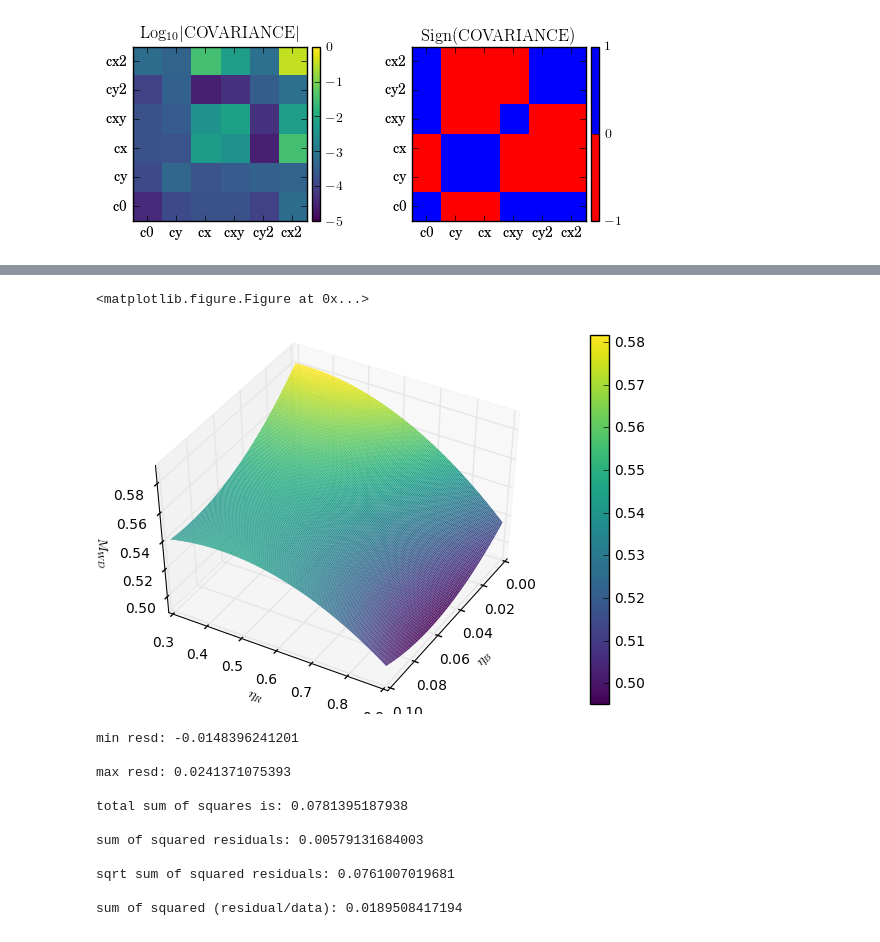
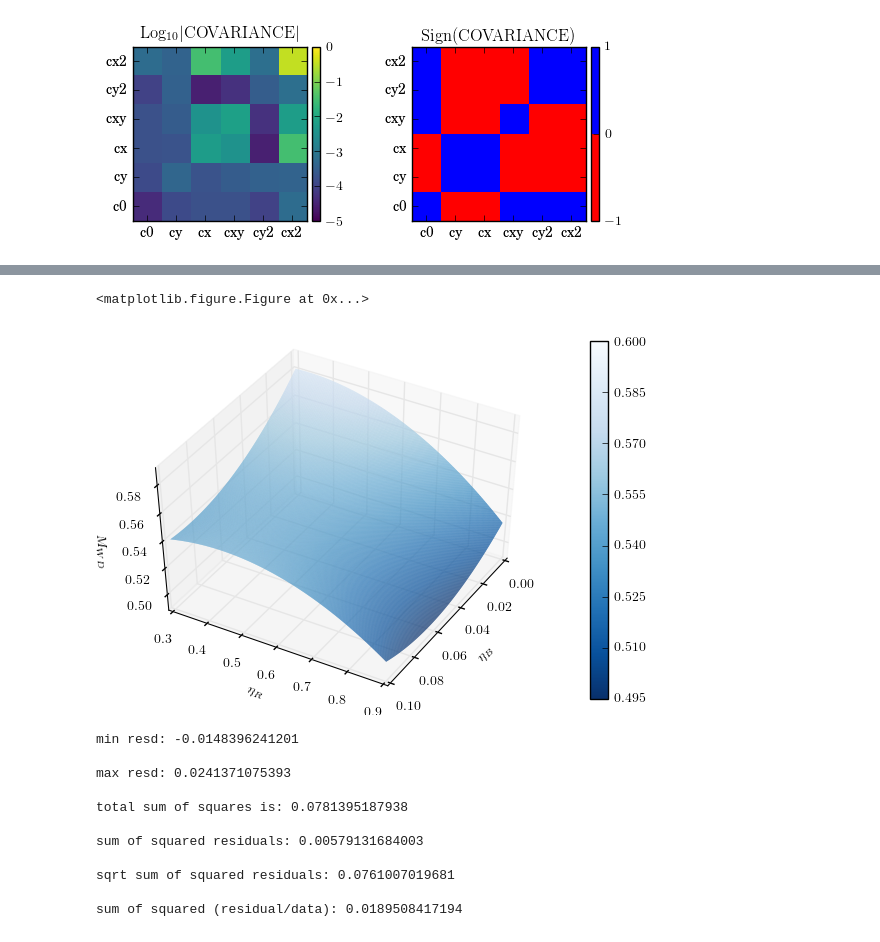
Before and after one commit to mhoffies/UQ-mesa, a Jupyter notebook: QFit.ipynb, the cells around one changed output, grey strips where cells are left out. Cells and saved outputs as stored; diff of their text form; code cells hidden in the pictures.

Commit message:
adjusted color on plots, among other small typos

```diff
--- a/QFit.ipynb
+++ b/QFit.ipynb
@@ -141,22 +143,28 @@ plt.tight_layout()
 # %%
 # Plot fit
 plt.clf()
 fig = plt.figure()
 ax1 = fig.add_subplot(111, projection='3d')
-xvec = np.linspace(np.amin(data[0]), np.amax(data[0]), num=10*len(data[0]))
-yvec = np.linspace(np.amin(data[1]), np.amax(data[1]), num=10*len(data[1]))
+xvec = np.linspace(np.amin(data[0]), np.amax(data[0]), num=20*len(data[0]))
+yvec = np.linspace(np.amin(data[1]), np.amax(data[1]), num=20*len(data[1]))
 x, y = np.meshgrid(xvec, yvec)
 zfit = quadratic_2d([x,y], *popt)
-surf = ax1.plot_surface(x, y, zfit, cmap=mpl.cm.viridis, linewidth=0)
+vals = []
+for i in zfit:
+    for j in i:
+        vals.append(j)
+surf = ax1.plot_surface(x, y, zfit, cmap=mpl.cm.Blues_r, vmax=round(max(vals),1), linewidth=0, alpha=1.0)
 ax1.view_init(45, 30)
 fig.colorbar(surf)
 ax1.set_xlabel('$\\eta_B$')
 ax1.set_ylabel('$\\eta_R$')
 ax1.set_zlabel('$M_{WD}$')
 plt.tight_layout()
+
+fig.savefig('surf.eps',format='eps',dpi=1000)
 # %% [output]
 <matplotlib.figure.Figure at 0x...>
-[figure, old version]
+[figure, new version]
 # %%
 # Get fit residuals
 mfit = quadratic_2d(data[0:2], *popt)
```
Also changed, not shown: parts of 5 cells of this notebook, 4 other files.
